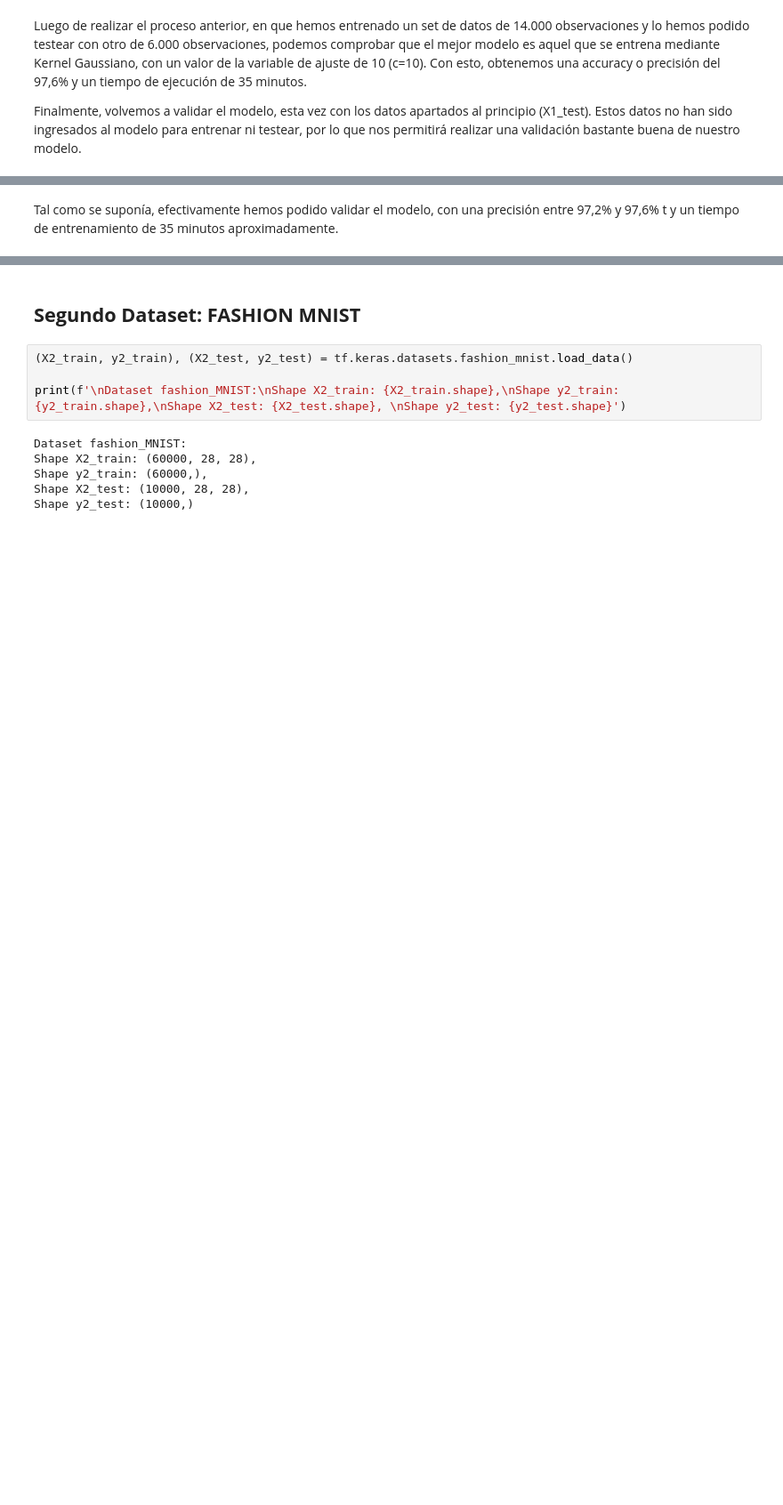
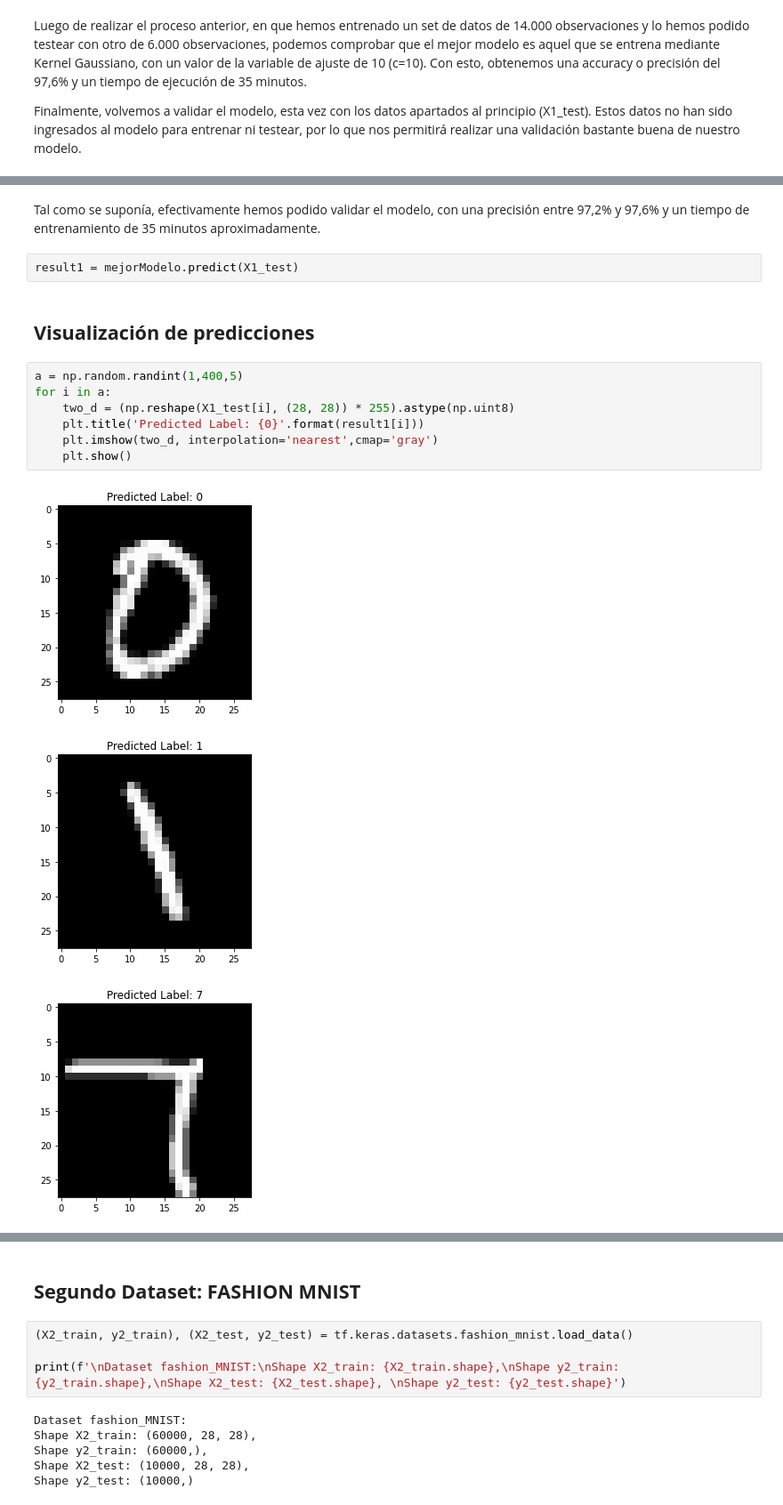
Before and after one commit to PauForestal/master_bdds, a Jupyter notebook: M7_AI1_VallejoPaula.ipynb, the cells around one changed output, grey strips where cells are left out. Shown at 89% size. Drawn from its saved outputs; the diff is of its cells as text; blank space fills up the shorter version.

```diff
--- a/M7_AI1_VallejoPaula.ipynb
+++ b/M7_AI1_VallejoPaula.ipynb
@@ -348,4 +348,19 @@ weighted avg       0.97      0.97      0.97     10000
 
 ---------------------------------------
 # %% [markdown]
-Tal como se suponía, efectivamente hemos podido validar el modelo, con una precisión entre 97,2% y 97,6% t y un tiempo de entrenamiento de 35 minutos aproximadamente.
+Tal como se suponía, efectivamente hemos podido validar el modelo, con una precisión entre 97,2% y 97,6% y un tiempo de entrenamiento de 35 minutos aproximadamente.
+# %%
+result1 = mejorModelo.predict(X1_test)
+# %% [markdown]
+## **Visualización de predicciones**
+# %%
+a = np.random.randint(1,400,5)
+for i in a:
+    two_d = (np.reshape(X1_test[i], (28, 28)) * 255).astype(np.uint8)
+    plt.title('Predicted Label: {0}'.format(result1[i]))
+    plt.imshow(two_d, interpolation='nearest',cmap='gray')
+    plt.show()
+# %% [output]
+[figure, added]
+[figure, added]
+[figure, added]
```
Also changed, not shown: parts of 12 cells of this notebook.
